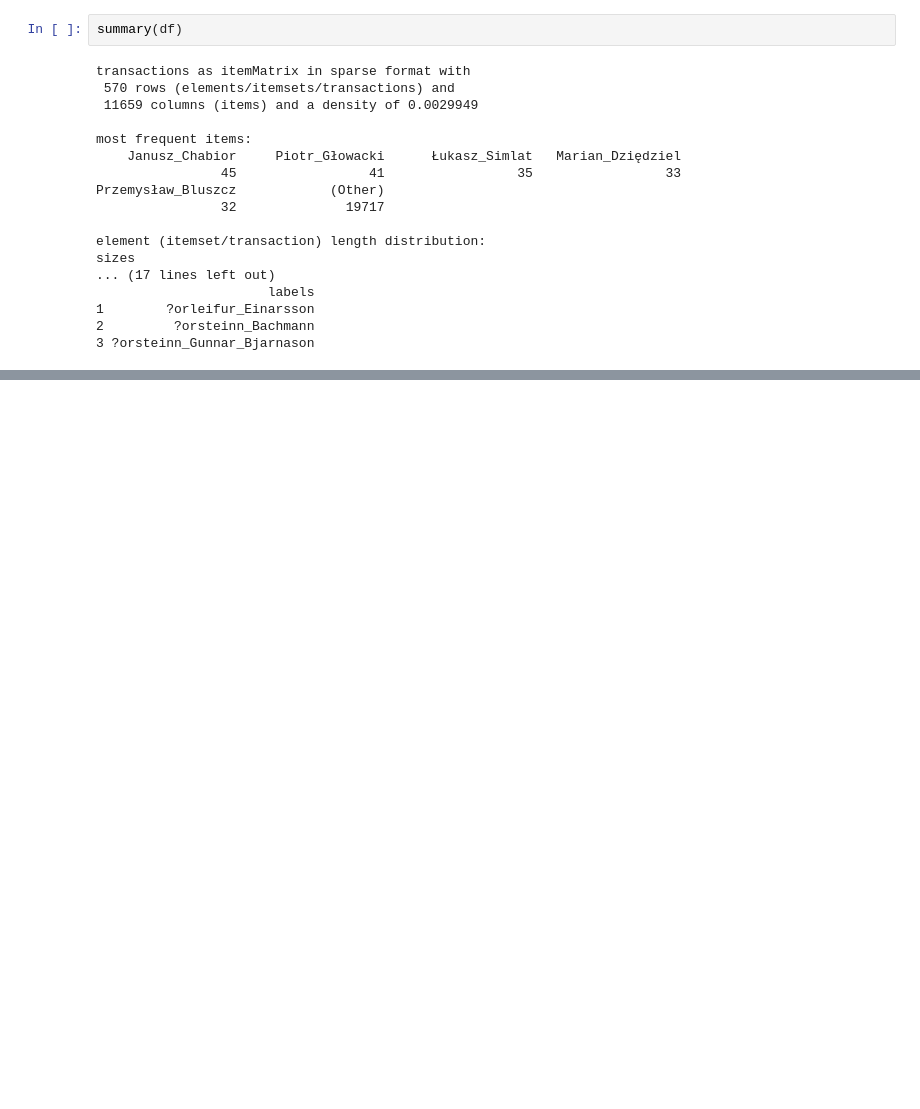
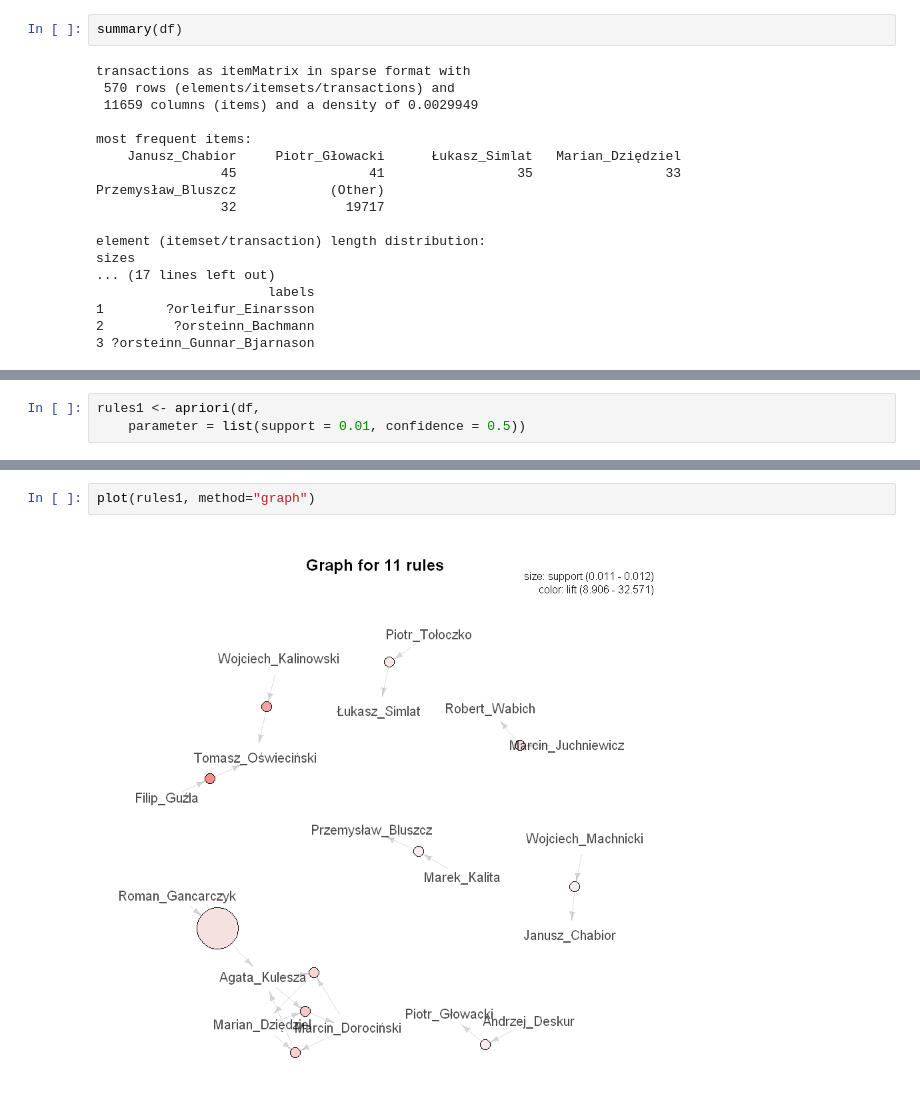
Before and after one commit to michaelwozniak/paper_ul3_wozniak_wrzesinski, a Jupyter notebook: paper_ul3_wozniak_wrzesinski.ipynb, the cells around one changed output, grey strips where cells are left out. Cells and saved outputs as stored; diff of their text form; blank space fills up the shorter version.

```diff
--- a/paper_ul3_wozniak_wrzesinski.ipynb
+++ b/paper_ul3_wozniak_wrzesinski.ipynb
@@ -47,0 +299,3 @@ sizes
+# %%
+rules1 <- apriori(df,
+    parameter = list(support = 0.01, confidence = 0.5))
@@ -47,0 +320,4 @@ sizes
+# %%
+plot(rules1, method="graph")
+# %% [output]
+[figure, added]
```
Also changed, not shown: parts of 33 cells of this notebook.
